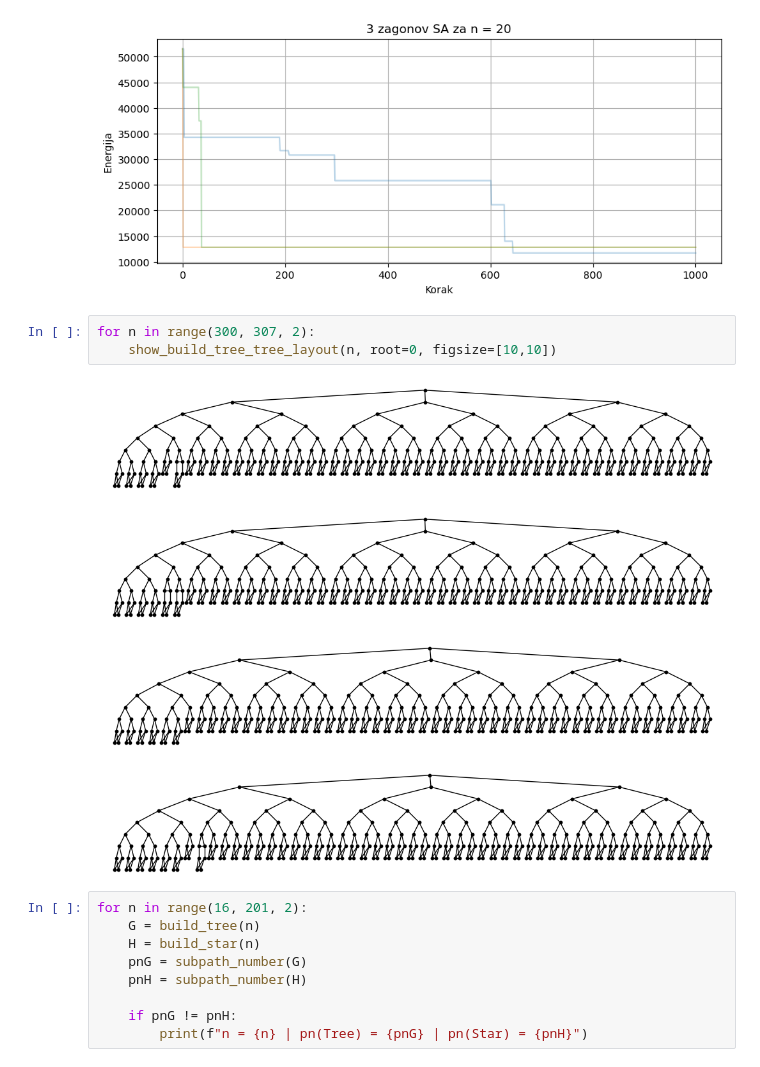
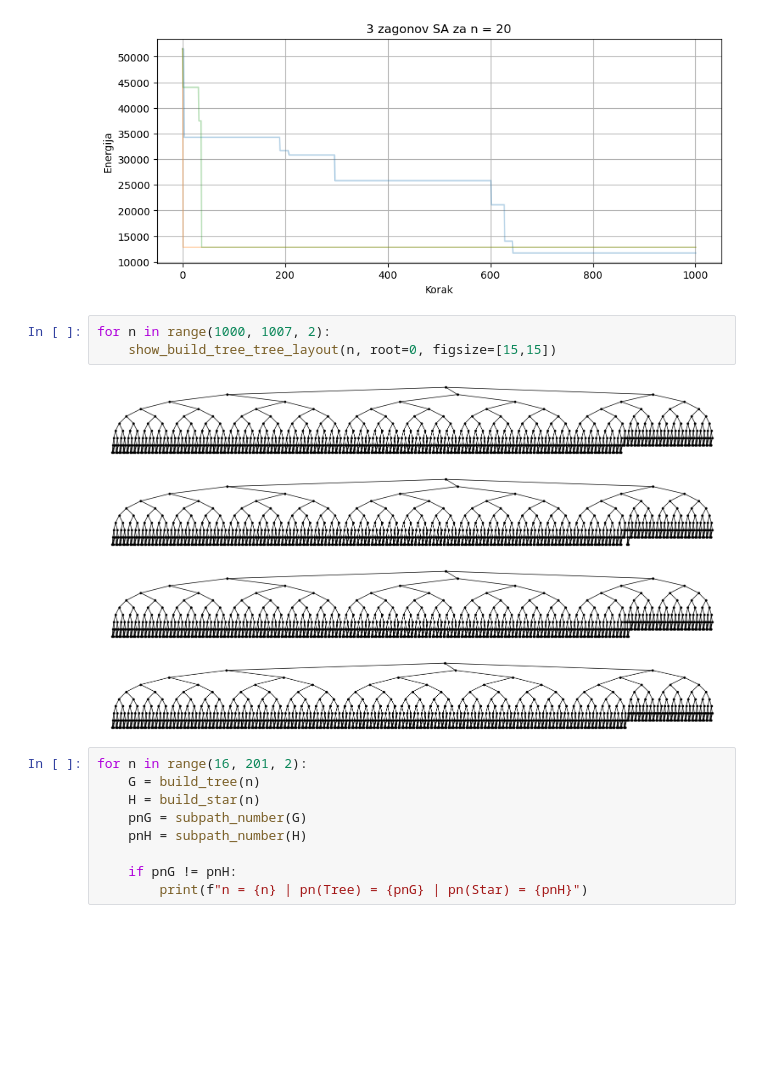
Before and after one commit to ZigaObradovic/FP_Group13, a Jupyter notebook: main.ipynb, the cells around one changed output. Drawn from its saved outputs; the diff is of its cells as text; blank space fills up the shorter version.

```diff
--- a/main.ipynb
+++ b/main.ipynb
@@ -287,13 +287,13 @@ Zaključil n = 20 v času 00:00:11.389 | Best_E = 12816
 Zaključil n = 20 v času 00:00:11.097 | Best_E = 12816
 [figure]
 # %%
-for n in range(300, 307, 2):
-    show_build_tree_tree_layout(n, root=0, figsize=[10,10])
+for n in range(1000, 1007, 2):
+    show_build_tree_tree_layout(n, root=0, figsize=[15,15])
 # %% [output]
-[figure, old version]
+[figure, new version]
-[figure, old version]
+[figure, new version]
-[figure, old version]
+[figure, new version]
-[figure, old version]
+[figure, new version]
 # %%
 for n in range(16, 201, 2):
     G = build_tree(n)
```
Also changed, not shown: 1 other file.
